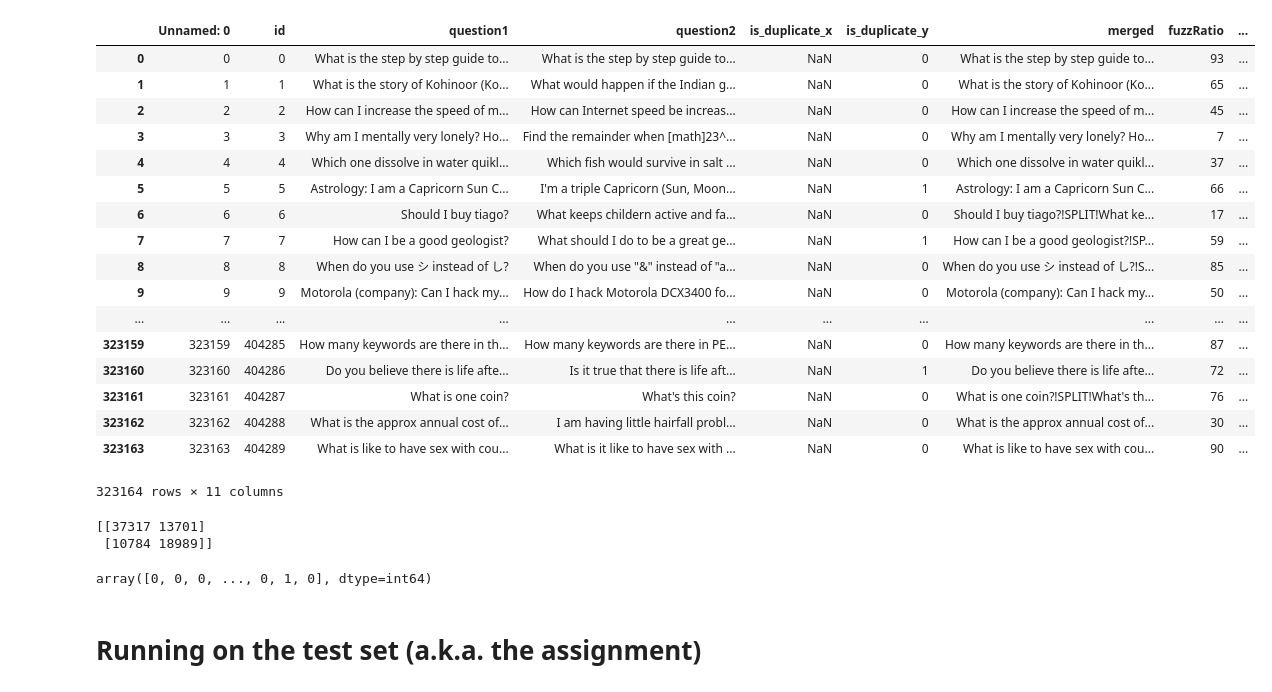
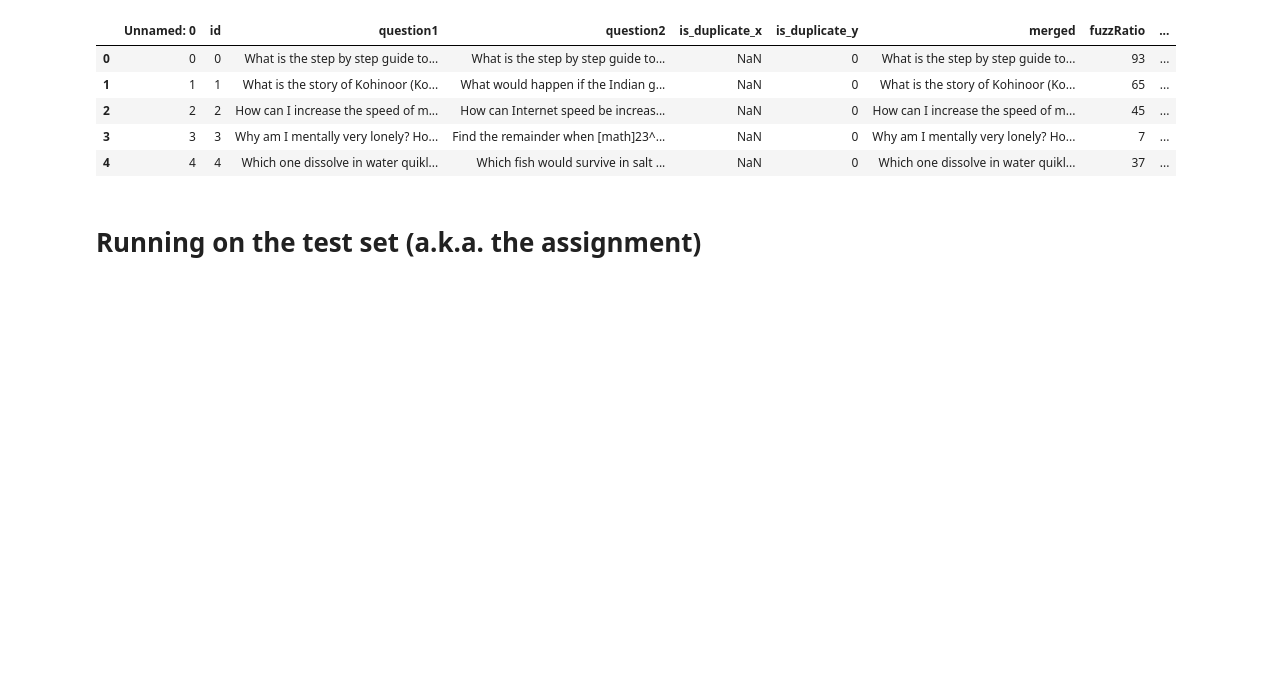
Before and after one commit to JessyBosman1/KaggleQpairs, a Jupyter notebook: Neural_Network_Base.ipynb, the cells around one changed output. Cells and saved outputs as stored; diff of their text form; code cells hidden in the pictures; blank space fills up the shorter version.

```diff
--- a/Neural_Network_Base.ipynb
+++ b/Neural_Network_Base.ipynb
@@ -10,26 +16,20 @@ from sklearn.model_selection import train_test_split
 # %%
 data_set = pd.read_csv("Data/fuzz.csv")
+# %%
+def stringmatcher(dataframe, column1, column2):
+    return difflib.SequenceMatcher(None, str(dataframe[column1]), str(dataframe[column2])).ratio()
+# %%
+# Adds the sequence matching ratio to the dataframe
+data_set['SMratio'] = data_set.apply(partial(stringmatcher, column1='question1', column2='question2'), axis=1)
 # %%
-data_set
+data_set.head()
 # %% [output]
 |  | Unnamed: 0 | id | question1 | question2 | is_duplicate_x | is_duplicate_y | merged | fuzzRatio | ... |
 | 0 | 0 | 0 | What is the step by step guide to... | What is the step by step guide to... | NaN | 0 | What is the step by step guide to... | 93 | ... |
 | 1 | 1 | 1 | What is the story of Kohinoor (Ko... | What would happen if the Indian g... | NaN | 0 | What is the story of Kohinoor (Ko... | 65 | ... |
 | 2 | 2 | 2 | How can I increase the speed of m... | How can Internet speed be increas... | NaN | 0 | How can I increase the speed of m... | 45 | ... |
 | 3 | 3 | 3 | Why am I mentally very lonely? Ho... | Find the remainder when [math]23^... | NaN | 0 | Why am I mentally very lonely? Ho... | 7 | ... |
 | 4 | 4 | 4 | Which one dissolve in water quikl... | Which fish would survive in salt ... | NaN | 0 | Which one dissolve in water quikl... | 37 | ... |
-| 5 | 5 | 5 | Astrology: I am a Capricorn Sun C... | I'm a triple Capricorn (Sun, Moon... | NaN | 1 | Astrology: I am a Capricorn Sun C... | 66 | ... |
-| 6 | 6 | 6 | Should I buy tiago? | What keeps childern active and fa... | NaN | 0 | Should I buy tiago?!SPLIT!What ke... | 17 | ... |
-| 7 | 7 | 7 | How can I be a good geologist? | What should I do to be a great ge... | NaN | 1 | How can I be a good geologist?!SP... | 59 | ... |
-| 8 | 8 | 8 | When do you use シ instead of し? | When do you use "&" instead of "a... | NaN | 0 | When do you use シ instead of し?!S... | 85 | ... |
-| 9 | 9 | 9 | Motorola (company): Can I hack my... | How do I hack Motorola DCX3400 fo... | NaN | 0 | Motorola (company): Can I hack my... | 50 | ... |
-| ... | ... | ... | ... | ... | ... | ... | ... | ... | ... |
-| 323159 | 323159 | 404285 | How many keywords are there in th... | How many keywords are there in PE... | NaN | 0 | How many keywords are there in th... | 87 | ... |
-| 323160 | 323160 | 404286 | Do you believe there is life afte... | Is it true that there is life aft... | NaN | 1 | Do you believe there is life afte... | 72 | ... |
-| 323161 | 323161 | 404287 | What is one coin? | What's this coin? | NaN | 0 | What is one coin?!SPLIT!What's th... | 76 | ... |
-| 323162 | 323162 | 404288 | What is the approx annual cost of... | I am having little hairfall probl... | NaN | 0 | What is the approx annual cost of... | 30 | ... |
-| 323163 | 323163 | 404289 | What is like to have sex with cou... | What is it like to have sex with ... | NaN | 0 | What is like to have sex with cou... | 90 | ... |
-323164 rows × 11 columns
 # %%
 def split_train_test(X, y, split_random_state = 1):
     X_train, X_test, y_train, y_test = train_test_split(X, y, random_state = split_random_state)
@@ -92,12 +92,8 @@ def createNeuralNetwork(X_train, X_test, y_train, y_test, hidden_layer_tuples, m
     #print(predictions)
     return predictions
 
-X_train, X_test, y_train, y_test = split_train_test(data_set.iloc[:, -4:], data_set['is_duplicate_y'], split_random_state = 1)
-createNeuralNetwork(X_train, X_test, y_train, y_test, (30,20,15,15), 3000, kind = 'classification')
+#X_train, X_test, y_train, y_test = split_train_test(data_set.iloc[:, -4:], data_set['is_duplicate_y'], split_random_state = 1)
+#createNeuralNetwork(X_train, X_test, y_train, y_test, (30,20,15,15), 3000, kind = 'classification')
-# %% [output]
-[[37317 13701]
- [10784 18989]]
-array([0, 0, 0, ..., 0, 1, 0], dtype=int64)
 # %% [markdown]
 # Running on the test set (a.k.a. the assignment)
 # %% [markdown]
```
Also changed, not shown: parts of 37 cells of this notebook, 4 other files.
